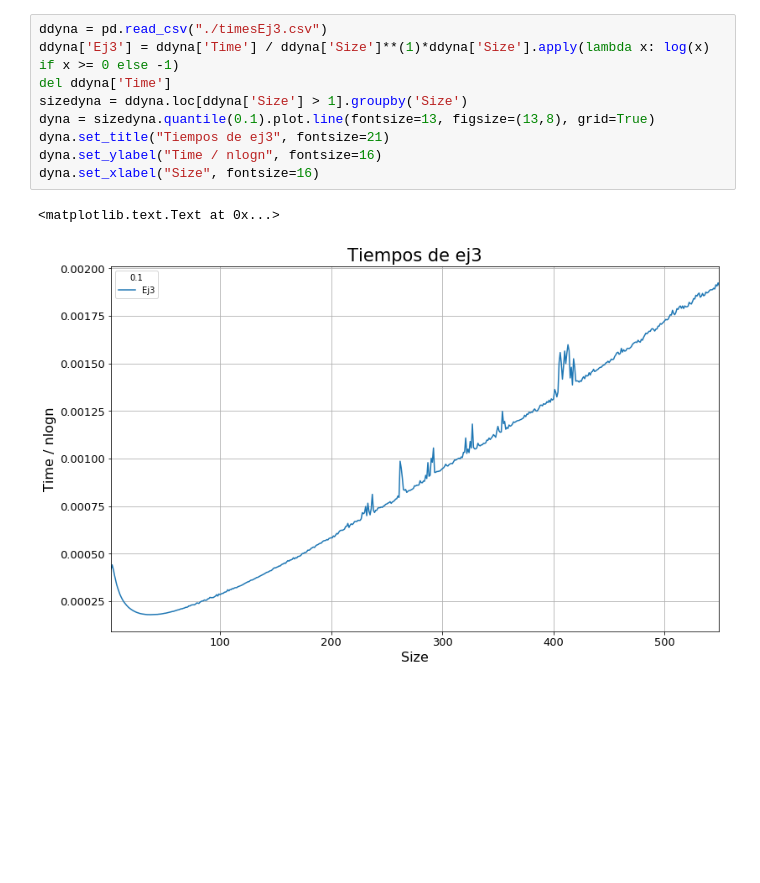
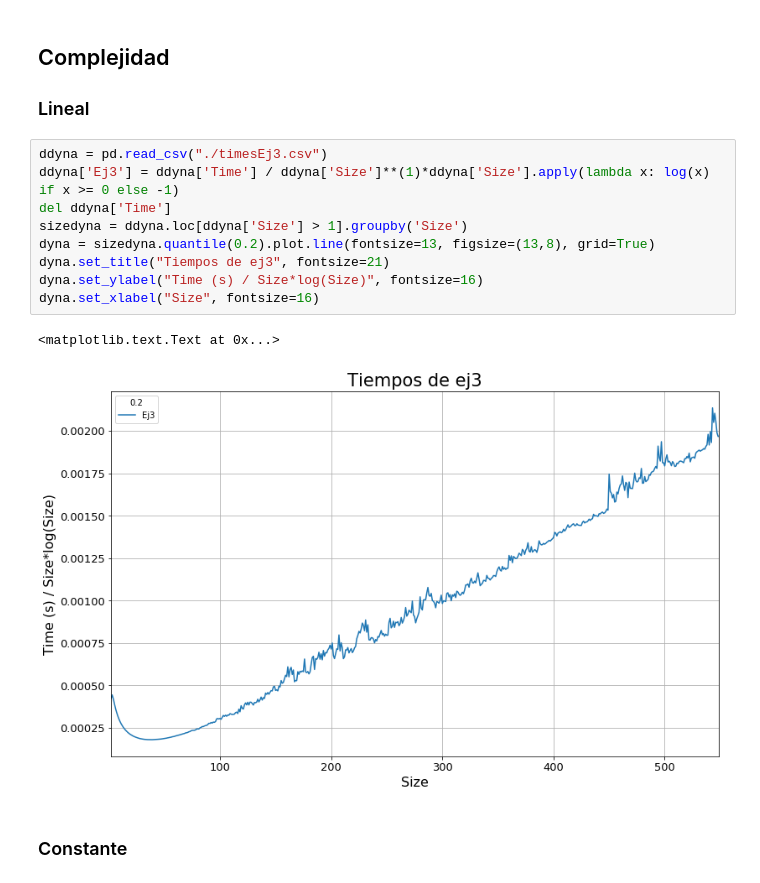
Before and after one commit to gianzamboni/algo3-tp2-1c2017, a Jupyter notebook: Tiempos.ipynb, the cells around one changed output. Cells and saved outputs as stored; diff of their text form; blank space fills up the shorter version.

```diff
--- a/Tiempos.ipynb
+++ b/Tiempos.ipynb
@@ -28,15 +30,21 @@ dyn.set_xlabel("Size", fontsize=16)
+# %% [markdown]
+## Complejidad
+
+### Lineal
 # %%
 ddyna = pd.read_csv("./timesEj3.csv")
 ddyna['Ej3'] = ddyna['Time'] / ddyna['Size']**(1)*ddyna['Size'].apply(lambda x: log(x)  if x >= 0 else -1)
 del ddyna['Time']
 sizedyna = ddyna.loc[ddyna['Size'] > 1].groupby('Size')
-dyna = sizedyna.quantile(0.1).plot.line(fontsize=13, figsize=(13,8), grid=True)
+dyna = sizedyna.quantile(0.2).plot.line(fontsize=13, figsize=(13,8), grid=True)
 dyna.set_title("Tiempos de ej3", fontsize=21)
-dyna.set_ylabel("Time / nlogn", fontsize=16)
+dyna.set_ylabel("Time (s) / Size*log(Size)", fontsize=16)
 dyna.set_xlabel("Size", fontsize=16)
 # %% [output]
 <matplotlib.text.Text at 0x...>
-[figure, old version]
+[figure, new version]
+# %% [markdown]
+### Constante
 # %%
 ddyna = pd.read_csv("./timesEj3.csv")
 ddyna['Ej3'] = ddyna['Time'] / (ddyna['Size']**(2))*ddyna['Size'].apply(lambda x: log(x)  if x >= 0 else -1)
```
Also changed, not shown: parts of 5 cells of this notebook, 1 other file.
